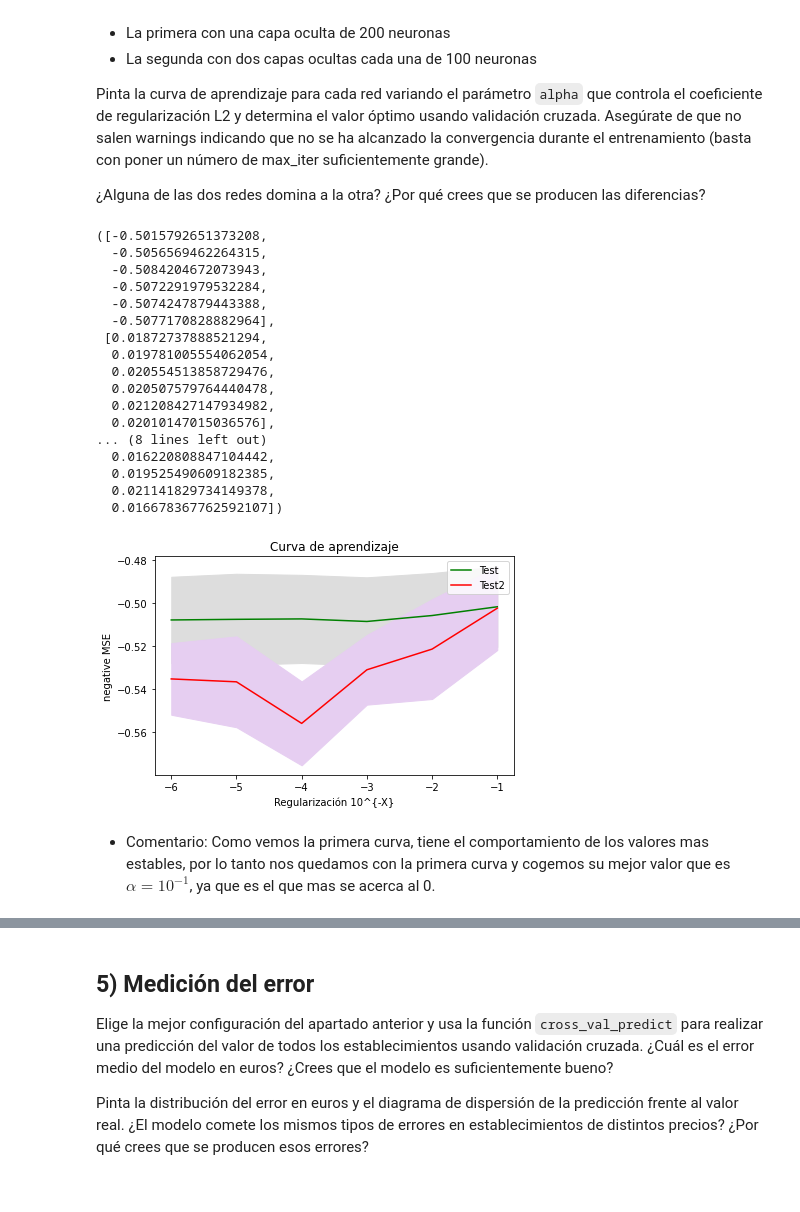
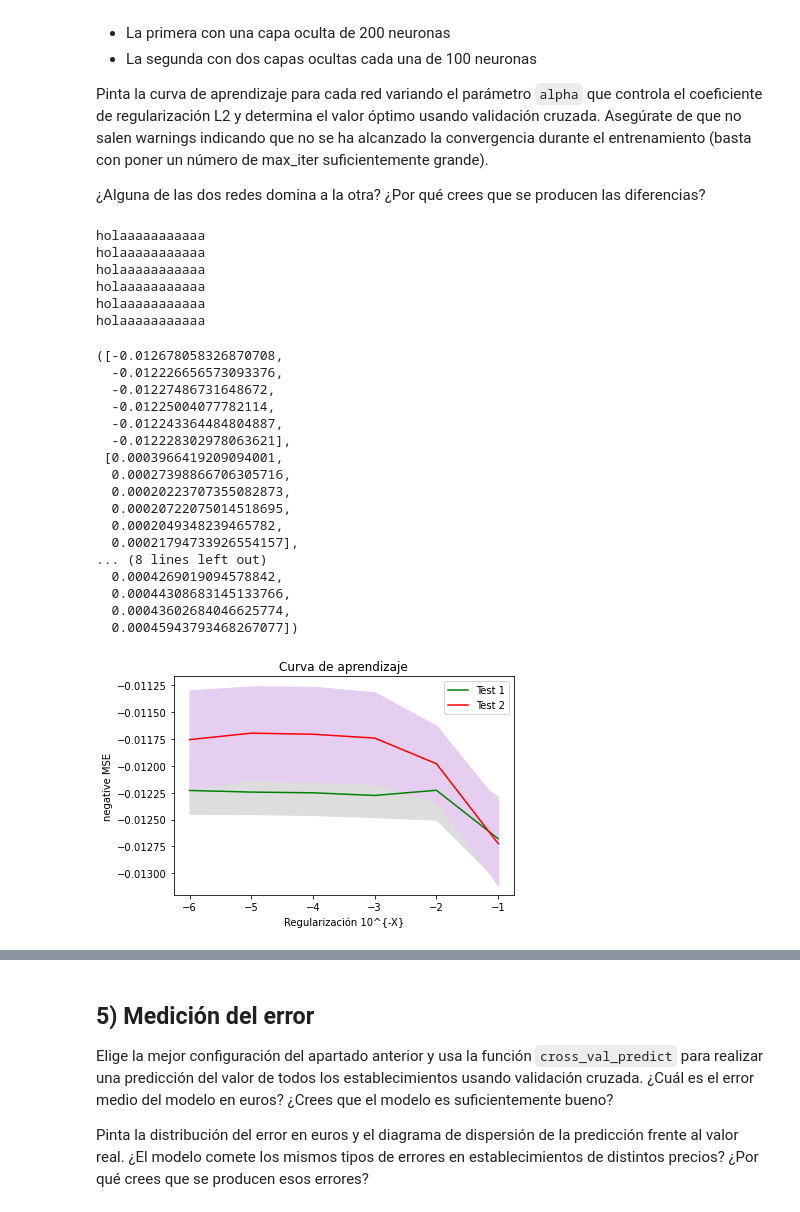
Before and after one commit to Arkh3/IA2_repo, a Jupyter notebook: Practica2/Practica/P3_regresion.ipynb, the cells around one changed output, grey strips where cells are left out. Saved outputs shown, nothing was run; the diff lists cells and outputs as text; code cells hidden in the pictures.

```diff
--- a/Practica2/Practica/P3_regresion.ipynb
+++ b/Practica2/Practica/P3_regresion.ipynb
@@ -168,16 +169,30 @@ target
 # %%
-# Tiene pinta de que seria esto, pq es lo que utiliza el profe en el suyo, que es muy parecido
+# TODO Tiene pinta de que seria esto, pq es lo que utiliza el profe en el suyo, que es muy parecido PERO RAZONAR XD
+# Que significan los negativos?
+
 from sklearn.preprocessing import StandardScaler
 
 # Transformamos las variables de entrada
 scaler_x = StandardScaler()
-scaler_x.fit(desPisos.values)
-desPisos_scaled=scaler_x.transform(desPisos.values)
+scaler_x.fit(desPisos)
+desPisos_scaled=scaler_x.transform(desPisos)
 
 # Y también transformamos la variable de salida
 scaler_y = StandardScaler()
-scaler_y.fit(target.values.reshape(-1,1))
-target_scaled=scaler_y.transform(target.values.reshape(-1,1))
+scaler_y.fit(target)
+target_scaled=scaler_y.transform(target)
+# %%
+from sklearn.preprocessing import StandardScaler,  MinMaxScaler
+
+# Transformamos las variables de entrada
+scaler_x = MinMaxScaler()
+scaler_x.fit(desPisos)
+desPisos_scaled=scaler_x.transform(desPisos)
+
+# Y también transformamos la variable de salida
+scaler_y = MinMaxScaler()
+scaler_y.fit(target)
+target_scaled=scaler_y.transform(target)
 # %%
 desPisos_scaled
 # %% [output]
@@ -232,14 +245,18 @@ cv_scores_std2=[]
 # Entrenar y validar distintas configuraciones
 regul_param_range = 10.0 ** -np.arange(1, 7) # [0.1, 0.01, ..., 0.0000001]
 for regul_param in regul_param_range:
+    print("holaaaaaaaaaaa")
     # Aumentamos el parámetro max_iter hasta que converja
     mlp=MLPRegressor(hidden_layer_sizes=(200, ), activation='relu', solver='adam', alpha=regul_param, batch_size=100,
              learning_rate='constant', learning_rate_init=0.001, max_iter=500, random_state=RANDOM_STATE)
+
     mlp2 = MLPRegressor(hidden_layer_sizes=(100,100 ), activation='relu', solver='adam', alpha=regul_param, batch_size=100,
              learning_rate='constant', learning_rate_init=0.001, max_iter=500, random_state=RANDOM_STATE)
+
     # El error es neg_mean_squared_error el MSE en negativo!! Más pequeño peor.
     scores = cross_val_score(mlp, desPisos_scaled, target_scaled.ravel(), cv=5, scoring='neg_mean_squared_error')
     scores2 = cross_val_score(mlp2, desPisos_scaled, target_scaled.ravel(), cv=5, scoring='neg_mean_squared_error')
+
     cv_scores_mean.append(scores.mean())
     cv_scores_std.append(scores.std())
 
@@ -248,46 +265,48 @@ for regul_param in regul_param_range:
 
 cv_scores_mean, cv_scores_std,cv_scores_mean2, cv_scores_std2
 # %% [output]
-([-0.5015792651373208,
-  -0.5056569462264315,
-  -0.5084204672073943,
-  -0.5072291979532284,
-  -0.5074247879443388,
-  -0.5077170828882964],
- [0.01872737888521294,
-  0.019781005554062054,
-  0.020554513858729476,
-  0.020507579764440478,
-  0.021208427147934982,
-  0.02010147015036576],
-... (8 lines left out)
-  0.016220808847104442,
-  0.019525490609182385,
-  0.021141829734149378,
-  0.016678367762592107])
+holaaaaaaaaaaa
+holaaaaaaaaaaa
+holaaaaaaaaaaa
+holaaaaaaaaaaa
+holaaaaaaaaaaa
+holaaaaaaaaaaa
+([-0.012678058326870708,
+  -0.012226656573093376,
+  -0.01227486731648672,
+  -0.01225004077782114,
+  -0.012243364484804887,
+  -0.012228302978063621],
+ [0.0003966419209094001,
+  0.00027398866706305716,
+  0.00020223707355082873,
+  0.00020722075014518695,
+  0.0002049348239465782,
+  0.00021794733926554157],
+... (8 lines left out)
+  0.0004269019094578842,
+  0.00044308683145133766,
+  0.00043602684046625774,
+  0.00045943793468267077])
 # %%
-import matplotlib.pyplot as plt
-
 # Dibujamos la línea de la exactitud media en las partes de test
-plt.plot(np.log10(regul_param_range), cv_scores_mean, color="g", label="Test")
-plt.plot(np.log10(regul_param_range), cv_scores_mean2, color="r", label="Test2")
+plt.plot(np.log10(regul_param_range), cv_scores_mean, color="g", label="Test 1")
+plt.plot(np.log10(regul_param_range), cv_scores_mean2, color="r", label="Test 2")
 
 # Dibujamos la banda de la desviación típica
 lower_limit = np.array(cv_scores_mean) - np.array(cv_scores_std)
 upper_limit = np.array(cv_scores_mean) + np.array(cv_scores_std)
 plt.fill_between(np.log10(regul_param_range), lower_limit, upper_limit, color="#DDDDDD")
 
 # Dibujamos la banda de la desviación típica
 lower_limit = np.array(cv_scores_mean2) - np.array(cv_scores_std2)
 upper_limit = np.array(cv_scores_mean2) + np.array(cv_scores_std2)
 plt.fill_between(np.log10(regul_param_range), lower_limit, upper_limit, color="#e6cef1")
 
 # Creamos el gráfico
 plt.title("Curva de aprendizaje")
 plt.xlabel("Regularización 10^{-X}"), plt.ylabel("negative MSE"), plt.legend(loc="best")
 plt.tight_layout()
 plt.show()
 # %% [output]
-[figure, old version]
+[figure, new version]
-# %% [markdown]
-* Comentario: Como vemos la primera curva, tiene el comportamiento de los valores mas estables, por lo tanto nos quedamos con la primera curva y cogemos su mejor valor que es $\alpha=10^{-1}$, ya que es el que mas se acerca al 0.
```
Also changed, not shown: parts of 31 cells of this notebook, 1 other file.
